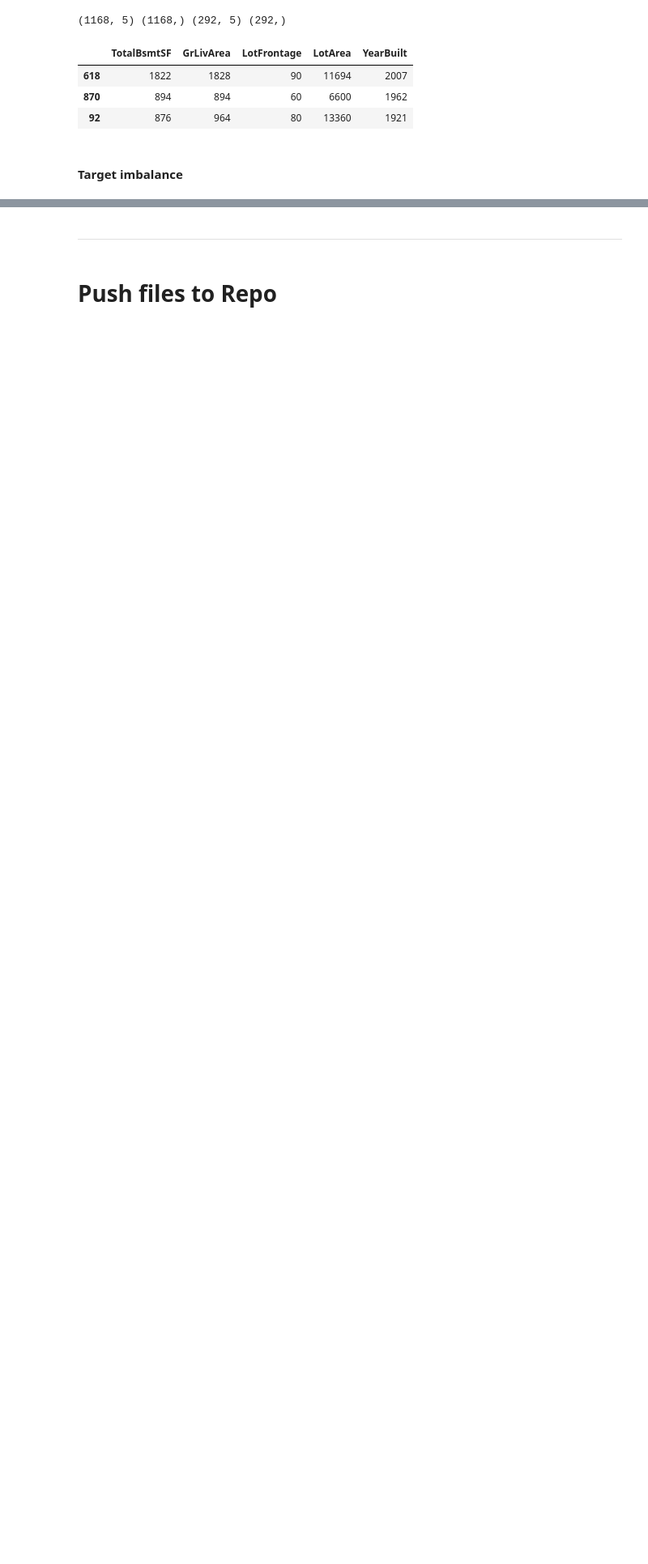
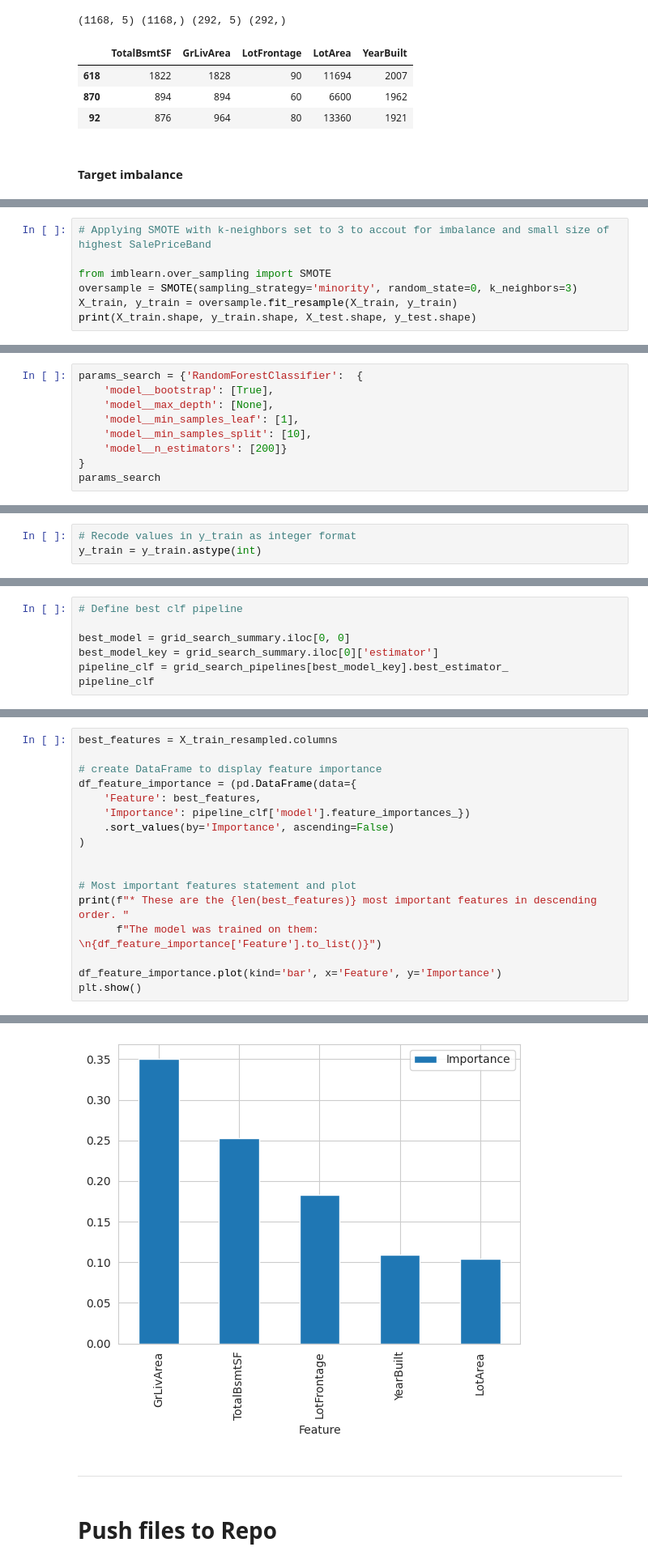
Before and after one commit to JL-14/milestone-project-housing-issues, a Jupyter notebook: jupyter_notebooks/Notebook_5_Houseprice Predictor.ipynb, the cells around one changed output, grey strips where cells are left out. Shown at 81% size. Cells and saved outputs as stored; diff of their text form; blank space fills up the shorter version.

```diff
--- a/jupyter_notebooks/Notebook_5_Houseprice Predictor.ipynb
+++ b/jupyter_notebooks/Notebook_5_Houseprice Predictor.ipynb
@@ -672,0 +701,7 @@ NOTE
+# %%
+# Applying SMOTE with k-neighbors set to 3 to accout for imbalance and small size of highest SalePriceBand
+
+from imblearn.over_sampling import SMOTE
+oversample = SMOTE(sampling_strategy='minority', random_state=0, k_neighbors=3)
+X_train, y_train = oversample.fit_resample(X_train, y_train)
+print(X_train.shape, y_train.shape, X_test.shape, y_test.shape)
@@ -672,0 +729,9 @@ NOTE
+# %%
+params_search = {'RandomForestClassifier':  {
+    'model__bootstrap': [True],
+    'model__max_depth': [None],
+    'model__min_samples_leaf': [1],
+    'model__min_samples_split': [10],
+    'model__n_estimators': [200]}
+}
+params_search
@@ -672,0 +759,3 @@ NOTE
+# %%
+# Recode values in y_train as integer format
+y_train = y_train.astype(int)
@@ -672,0 +807,7 @@ NOTE
+# %%
+# Define best clf pipeline
+
+best_model = grid_search_summary.iloc[0, 0]
+best_model_key = grid_search_summary.iloc[0]['estimator']
+pipeline_clf = grid_search_pipelines[best_model_key].best_estimator_
+pipeline_clf
@@ -672,0 +823,18 @@ NOTE
+# %%
+best_features = X_train_resampled.columns
+
+# create DataFrame to display feature importance
+df_feature_importance = (pd.DataFrame(data={
+    'Feature': best_features,
+    'Importance': pipeline_clf['model'].feature_importances_})
+    .sort_values(by='Importance', ascending=False)
+)
+
+
+# Most important features statement and plot
+print(f"* These are the {len(best_features)} most important features in descending order. "
+      f"The model was trained on them: \n{df_feature_importance['Feature'].to_list()}")
+
+df_feature_importance.plot(kind='bar', x='Feature', y='Importance')
+plt.show()
+# %% [output]
@@ -673,3 +843,4 @@ NOTE
+[figure, added]
 # %% [markdown]
 ---
 # %% [markdown]
```
Also changed, not shown: parts of 27 cells of this notebook.
